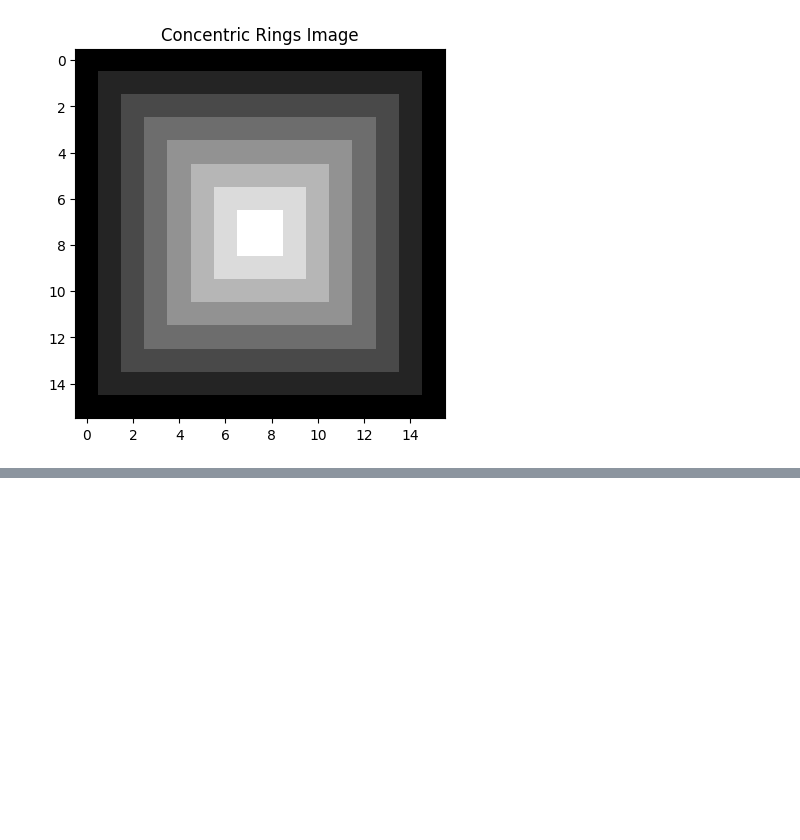
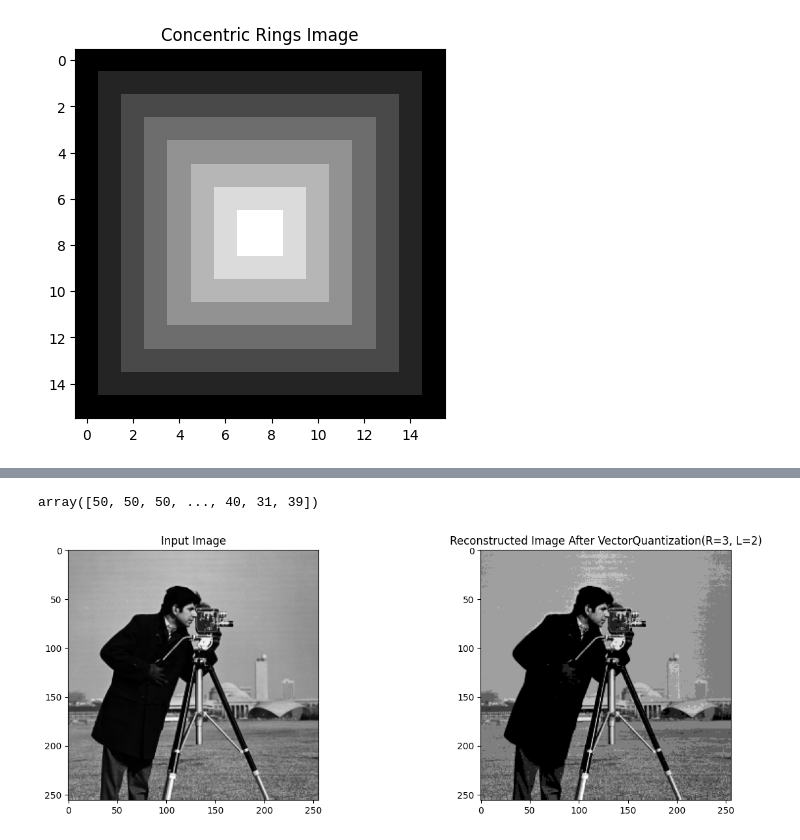
Before and after one commit to karthiksmanian/sem9, a Jupyter notebook: 20XW97-CV-LAB/ws2/ws2.ipynb, the cells around one changed output, grey strips where cells are left out. Cells and saved outputs as stored; diff of their text form; code cells hidden in the pictures; blank space fills up the shorter version.

```diff
--- a/20XW97-CV-LAB/ws2/ws2.ipynb
+++ b/20XW97-CV-LAB/ws2/ws2.ipynb
@@ -159,0 +183,39 @@ Text(0.5, 1.0, 'Concentric Rings Image')
+# %%
+for i in range(len(code_vectors)):
+  encoder[code_vectors[i]] = i
+# %%
+def get_code_vector(code_vectors, x):
+  x = np.array(x)
+  min_dist = np.inf
+  closest_vector = None
+  for vector in code_vectors:
+    dist = np.linalg.norm(np.array(vector) - x)
+    if dist < min_dist:
+      min_dist = dist
+      closest_vector = vector
+  return closest_vector
+# %%
+f_flatten = f.flatten()
+transmitted_img = np.zeros(f_flatten.shape[0]//L).astype(int)
+for i in range(0, f_flatten.shape[0], L):
+  code_vector = get_code_vector(encoder.keys(), tuple(f_flatten[i:i+L]))
+  transmitted_img[i//L] = encoder[code_vector]
+# %% [output]
+array([50, 50, 50, ..., 40, 31, 39])
+# %%
+decoder = {v: k for k, v in encoder.items()}
+reconstructed_img = np.ones(f.shape)
+flat_reconstructed_img = np.reshape(reconstructed_img, (-1))
+for i in range(0, flat_reconstructed_img.shape[0], L):
+  code_vector = decoder[transmitted_img[i//L]]
+  flat_reconstructed_img[i:i+L] = np.array(code_vector)
+reconstructed_img = np.reshape(flat_reconstructed_img, f.shape)
+# %%
+fig, axs = plt.subplots(1, 2, figsize=(15, 5))
+axs[0].imshow(f/255, cmap='gray')
+axs[0].set_title('Input Image')
+axs[1].imshow(reconstructed_img/255, cmap='gray')
+axs[1].set_title(f'Reconstructed Image After VectorQuantization(R={R}, L={L})')
+plt.show()
+# %% [output]
+[figure, added]
```
Also changed, not shown: parts of 10 cells of this notebook, 3 other files.
